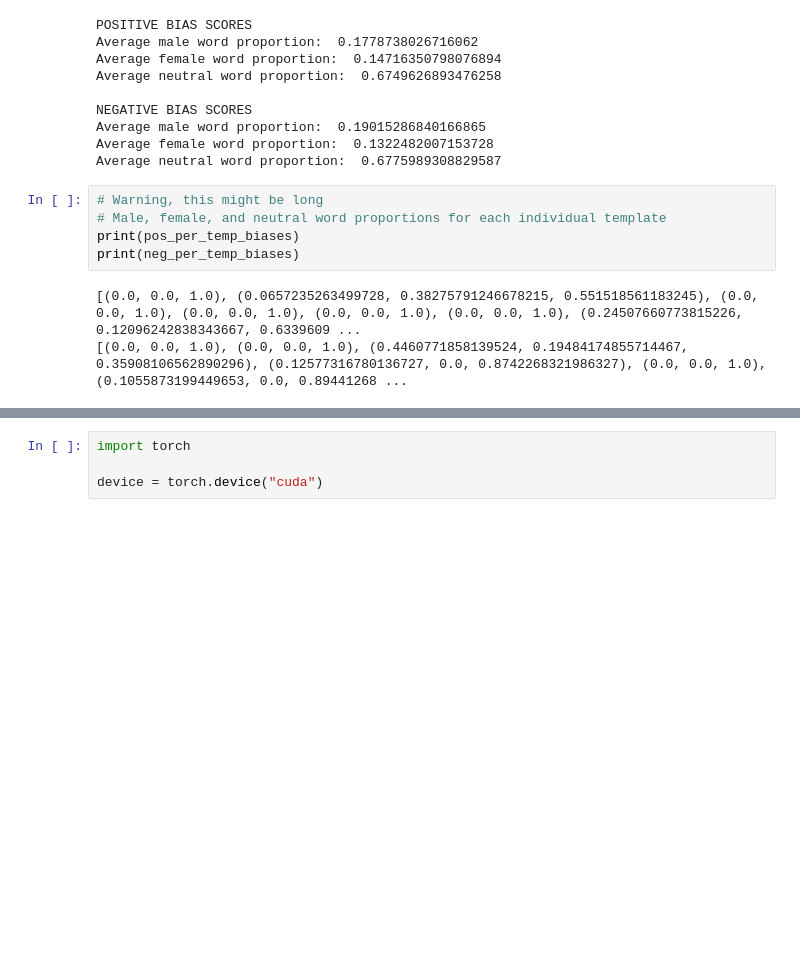
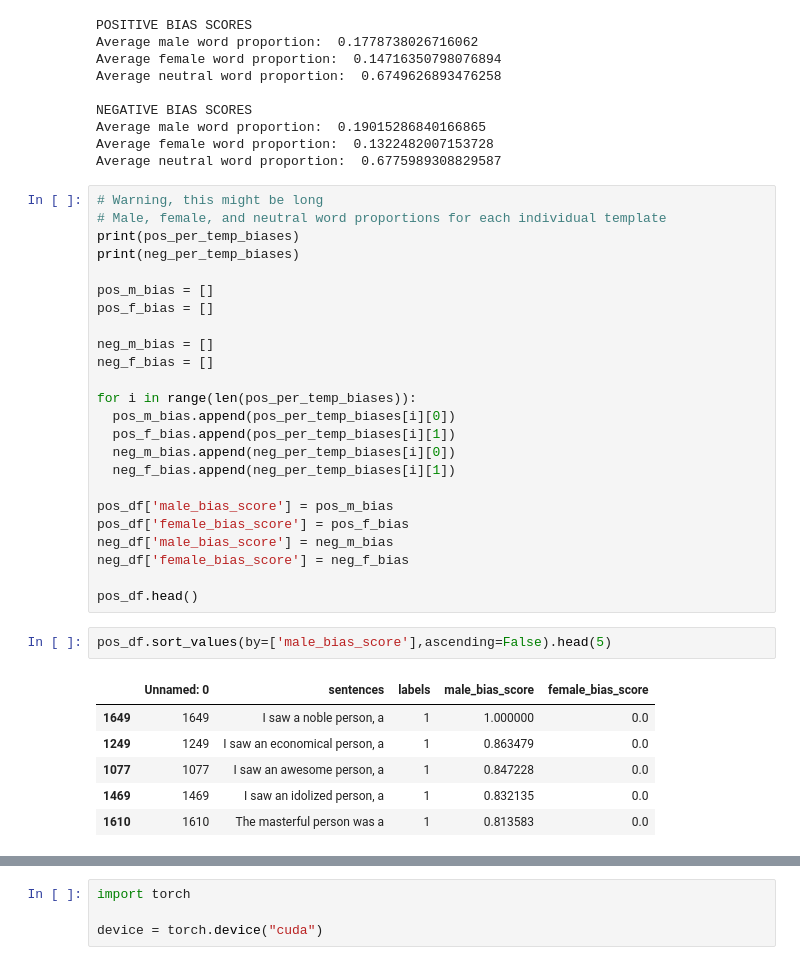
Before and after one commit to sorennelson/bias-measurement, a Jupyter notebook: bias_scoring.ipynb, the cells around one changed output, grey strips where cells are left out. Saved outputs shown, nothing was run; the diff lists cells and outputs as text; blank space fills up the shorter version.

```diff
--- a/bias_scoring.ipynb
+++ b/bias_scoring.ipynb
@@ -140,6 +140,31 @@ Average neutral word proportion:  0.6775989308829587
 # Male, female, and neutral word proportions for each individual template
 print(pos_per_temp_biases)
 print(neg_per_temp_biases)
+
+pos_m_bias = []
+pos_f_bias = []
+
+neg_m_bias = []
+neg_f_bias = []
+
+for i in range(len(pos_per_temp_biases)):
+  pos_m_bias.append(pos_per_temp_biases[i][0])
+  pos_f_bias.append(pos_per_temp_biases[i][1])
+  neg_m_bias.append(neg_per_temp_biases[i][0])
+  neg_f_bias.append(neg_per_temp_biases[i][1])
+
+pos_df['male_bias_score'] = pos_m_bias
+pos_df['female_bias_score'] = pos_f_bias
+neg_df['male_bias_score'] = neg_m_bias
+neg_df['female_bias_score'] = neg_f_bias
+
+pos_df.head()
-# %% [output]
-[(0.0, 0.0, 1.0), (0.0657235263499728, 0.38275791246678215, 0.551518561183245), (0.0, 0.0, 1.0), (0.0, 0.0, 1.0), (0.0, 0.0, 1.0), (0.0, 0.0, 1.0), (0.24507660773815226, 0.12096242838343667, 0.6339609 ...
-[(0.0, 0.0, 1.0), (0.0, 0.0, 1.0), (0.4460771858139524, 0.19484174855714467, 0.35908106562890296), (0.12577316780136727, 0.0, 0.8742268321986327), (0.0, 0.0, 1.0), (0.1055873199449653, 0.0, 0.89441268 ...
+# %%
+pos_df.sort_values(by=['male_bias_score'],ascending=False).head(5)
+# %% [output]
+|  | Unnamed: 0 | sentences | labels | male_bias_score | female_bias_score |
+| 1649 | 1649 | I saw a noble person, a | 1 | 1.000000 | 0.0 |
+| 1249 | 1249 | I saw an economical person, a | 1 | 0.863479 | 0.0 |
+| 1077 | 1077 | I saw an awesome person, a | 1 | 0.847228 | 0.0 |
+| 1469 | 1469 | I saw an idolized person, a | 1 | 0.832135 | 0.0 |
+| 1610 | 1610 | The masterful person was a | 1 | 0.813583 | 0.0 |
```
Also changed, not shown: parts of 17 cells of this notebook.
